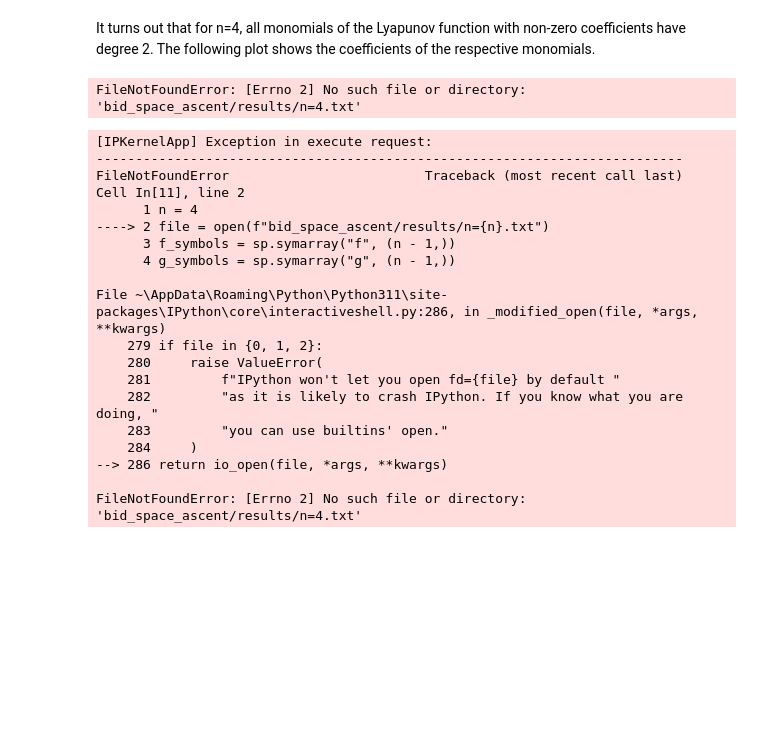
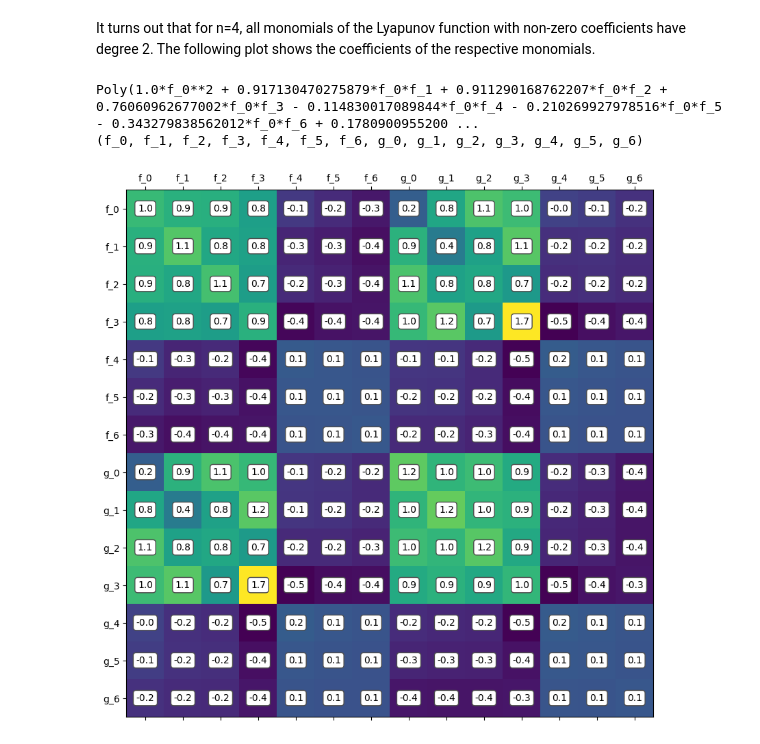
Before and after one commit to maxftl/bid_space_ascent, a Jupyter notebook: ConvergenceExperiments.ipynb, the cells around one changed output. Cells and saved outputs as stored; diff of their text form; code cells hidden in the pictures; blank space fills up the shorter version.

```diff
--- a/ConvergenceExperiments.ipynb
+++ b/ConvergenceExperiments.ipynb
@@ -345,12 +337,14 @@ plt.show()
 # %% [markdown]
 Simulation of replicator dynamics. We evaluate the value of the Lyapunov function in each iteration. Ideally, the value should be monotonically decreasing. **Note however**, that we computed the Lyapunov function with respect to the projected gradient dynamics, not with respect to the replicator dynamics. Thus, if we find an example where the function is not decreasing, this doesn't necessarily mean that there is a bug in the Lyapunov computation code.  Currently, Lyapunov functions for $n \in \{2,4\}$ have been computed.
 # %%
-n = 4
+import logging
+logging.basicConfig(level=logging.CRITICAL, force=True)
+n = 10
 h = 0.1
-n_frames = 1000
+n_frames = 5000
 iterations_per_frame = 4
 
-filename = f'results/n={n}.json'
+filename = f'results/test_min_max_deg_{n}_ignore_boundaries.json'
 lyapunov_function, f_symbols, g_symbols = load_lyapunov(
     filename
 )
@@ -364,6 +358,9 @@ f = random_density(n)
 g = random_density(n)
 equilibrium = get_equilibrium(n).flatten()
 
+param = np.concatenate([(f-equilibrium)[:-1], (g-equilibrium)[:-1]])
+max_y = 1.1*lyapunov_computer(*param)
+
 edges = np.linspace(start=0.0, stop=1.0, num=n + 1)
 fig = plt.figure()
 fig.set_size_inches(9, 3)
@@ -373,7 +370,7 @@ ax1.set_ylim([0, 4])
 line2 = ax2.stairs(values=g.flatten(), edges=edges)
 ax2.set_ylim([0, 4])
 line3 = ax3.plot([])[0]
-ax3.set_ylim([0, 500])
+ax3.set_ylim([0, max_y])
 ax3.set_xlim([0, iterations_per_frame * n_frames])
 plt.close()
 
@@ -408,15 +405,14 @@ HTML(anim.to_html5_video())
 # %% [markdown]
 It turns out that for n=4, all monomials of the Lyapunov function with non-zero coefficients have degree 2. The following plot shows the coefficients of the respective monomials.
 # %%
-n = 4
-file = open(f"bid_space_ascent/results/n={n}_symmetric.json")
+import logging
+logging.basicConfig(level=logging.CRITICAL, force=True)
+n = 8
+filename = f"results/test_min_max_deg_{n}_ignore_boundaries.json"
 
-f_symbols = sp.symarray("f", (n - 1,))
-g_symbols = sp.symarray("g", (n - 1,))
+lyapunov_function, f_symbols, g_symbols = load_lyapunov(filename)
 f_locals = {str(fsym): fsym for fsym in f_symbols}
 g_locals = {str(gsym): gsym for gsym in g_symbols}
-lyapunov_function = sp.sympify(file.read(), locals=f_locals | g_locals)
-file.close()
 
 rounded_poly = round_poly_coefficients(sp.Poly(lyapunov_function), 5)
 print(rounded_poly)
@@ -424,6 +420,7 @@ print(rounded_poly.gens)
 
 
 fig, ax = plt.subplots()
+fig.set_size_inches((10,10))
 
 
 coeff_matrix = np.zeros(shape=(2 * (n - 1), 2 * (n - 1)))
@@ -441,52 +438,37 @@ for exponents, coeff in rounded_poly.as_dict().items():
             break
         elif l == 1 and i == -1:
             i = k
         elif l == 1:
             j = k
             break
     coeff_matrix[i, j] = coeff
     coeff_matrix[j, i] = coeff
     ax.text(
         j,
         i,
         "{:0.1f}".format(coeff),
         ha="center",
         va="center",
         bbox=dict(boxstyle="round", facecolor="white", edgecolor="0.3"),
     )
     if i != j:
         ax.text(
             i,
             j,
             "{:0.1f}".format(coeff),
             ha="center",
             va="center",
             bbox=dict(boxstyle="round", facecolor="white", edgecolor="0.3"),
         )
 
 
 ax.matshow(coeff_matrix)
-ax.set_xticklabels(np.concatenate([[""], f_symbols, g_symbols]))
-ax.set_yticklabels(np.concatenate([[""], f_symbols, g_symbols]))
+ax.xaxis.set_ticks(list(range(2 * (n - 1))), f_symbols+g_symbols)
+ax.yaxis.set_ticks(list(range(2 * (n - 1))), f_symbols+g_symbols)
+#ax.set_xticklabels(np.concatenate([[""], f_symbols, g_symbols]))
+#ax.set_yticklabels(np.concatenate([[""], f_symbols, g_symbols]))
 pass
 # %% [output]
-FileNotFoundError: [Errno 2] No such file or directory: 'bid_space_ascent/results/n=4.txt'
+Poly(1.0*f_0**2 + 0.917130470275879*f_0*f_1 + 0.911290168762207*f_0*f_2 + 0.76060962677002*f_0*f_3 - 0.114830017089844*f_0*f_4 - 0.210269927978516*f_0*f_5 - 0.343279838562012*f_0*f_6 + 0.1780900955200 ...
+(f_0, f_1, f_2, f_3, f_4, f_5, f_6, g_0, g_1, g_2, g_3, g_4, g_5, g_6)
-[IPKernelApp] Exception in execute request:
----------------------------------------------------------------------------
-FileNotFoundError                         Traceback (most recent call last)
-Cell In[11], line 2
-      1 n = 4
-----> 2 file = open(f"bid_space_ascent/results/n={n}.txt")
-      3 f_symbols = sp.symarray("f", (n - 1,))
-      4 g_symbols = sp.symarray("g", (n - 1,))
-
-File ~\AppData\Roaming\Python\Python311\site-packages\IPython\core\interactiveshell.py:286, in _modified_open(file, *args, **kwargs)
-    279 if file in {0, 1, 2}:
-    280     raise ValueError(
-    281         f"IPython won't let you open fd={file} by default "
-    282         "as it is likely to crash IPython. If you know what you are doing, "
-    283         "you can use builtins' open."
-    284     )
---> 286 return io_open(file, *args, **kwargs)
-
-FileNotFoundError: [Errno 2] No such file or directory: 'bid_space_ascent/results/n=4.txt'
+[figure, added]
```
Also changed, not shown: parts of 2 cells of this notebook, 9 other files.
